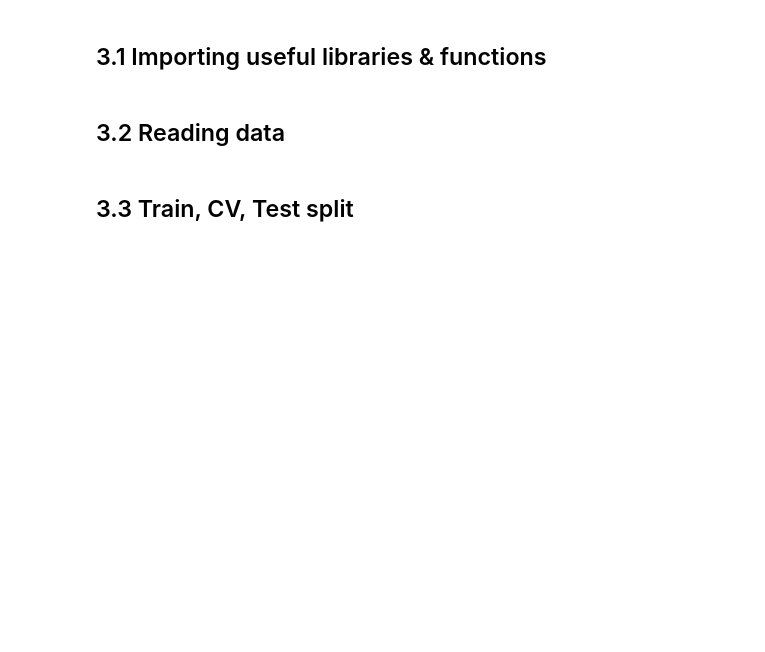
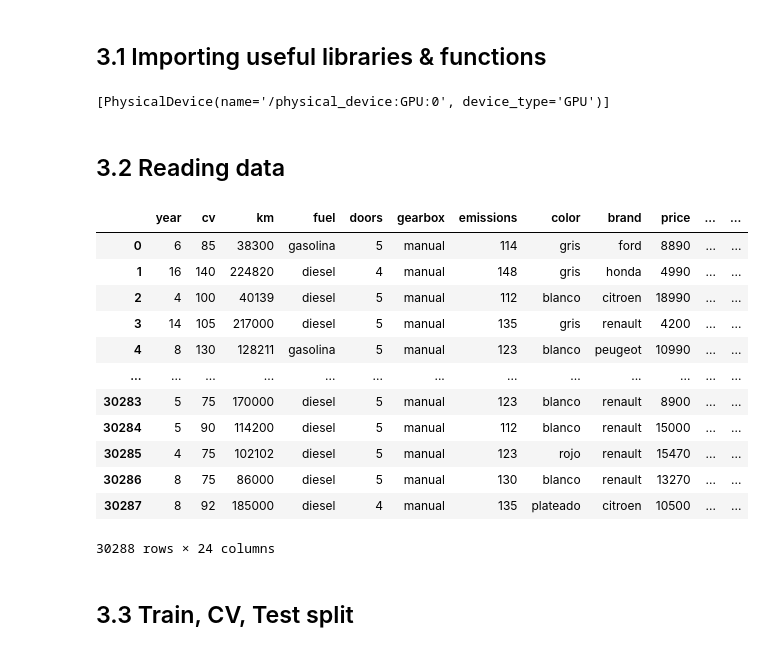
Before and after one commit to fbgr/car-price-model, a Jupyter notebook: python/3_modelling.ipynb, the cells around one changed output. Drawn from its saved outputs; the diff is of its cells as text; code cells hidden in the pictures; blank space fills up the shorter version.

```diff
--- a/python/3_modelling.ipynb
+++ b/python/3_modelling.ipynb
@@ -24,10 +26,30 @@ from tensorflow.keras.losses import MeanSquaredError
 from tensorflow.keras.regularizers import L2
 # evaluating
 from sklearn.metrics import mean_squared_error, r2_score
+# %%
+tf.config.list_physical_devices('GPU')
+# %% [output]
+[PhysicalDevice(name='/physical_device:GPU:0', device_type='GPU')]
 # %% [markdown]
 ## 3.2 Reading data
 # %%
-cars = pd.read_csv('./data/cleaned_cars.csv')
+cars = pd.read_csv('../data/cleaned_cars.csv')
+# %%
+cars
+# %% [output]
+|  | year | cv | km | fuel | doors | gearbox | emissions | color | brand | price | ... | ... |
+| 0 | 6 | 85 | 38300 | gasolina | 5 | manual | 114 | gris | ford | 8890 | ... | ... |
+| 1 | 16 | 140 | 224820 | diesel | 4 | manual | 148 | gris | honda | 4990 | ... | ... |
+| 2 | 4 | 100 | 40139 | diesel | 5 | manual | 112 | blanco | citroen | 18990 | ... | ... |
+| 3 | 14 | 105 | 217000 | diesel | 5 | manual | 135 | gris | renault | 4200 | ... | ... |
+| 4 | 8 | 130 | 128211 | gasolina | 5 | manual | 123 | blanco | peugeot | 10990 | ... | ... |
+| ... | ... | ... | ... | ... | ... | ... | ... | ... | ... | ... | ... | ... |
+| 30283 | 5 | 75 | 170000 | diesel | 5 | manual | 123 | blanco | renault | 8900 | ... | ... |
+| 30284 | 5 | 90 | 114200 | diesel | 5 | manual | 112 | blanco | renault | 15000 | ... | ... |
+| 30285 | 4 | 75 | 102102 | diesel | 5 | manual | 123 | rojo | renault | 15470 | ... | ... |
+| 30286 | 8 | 75 | 86000 | diesel | 5 | manual | 130 | blanco | renault | 13270 | ... | ... |
+| 30287 | 8 | 92 | 185000 | diesel | 4 | manual | 135 | plateado | citroen | 10500 | ... | ... |
+30288 rows × 24 columns
 # %% [markdown]
 ## 3.3 Train, CV, Test split
 # %% [markdown]
```
Also changed, not shown: parts of 4 cells of this notebook, 1 other file.
